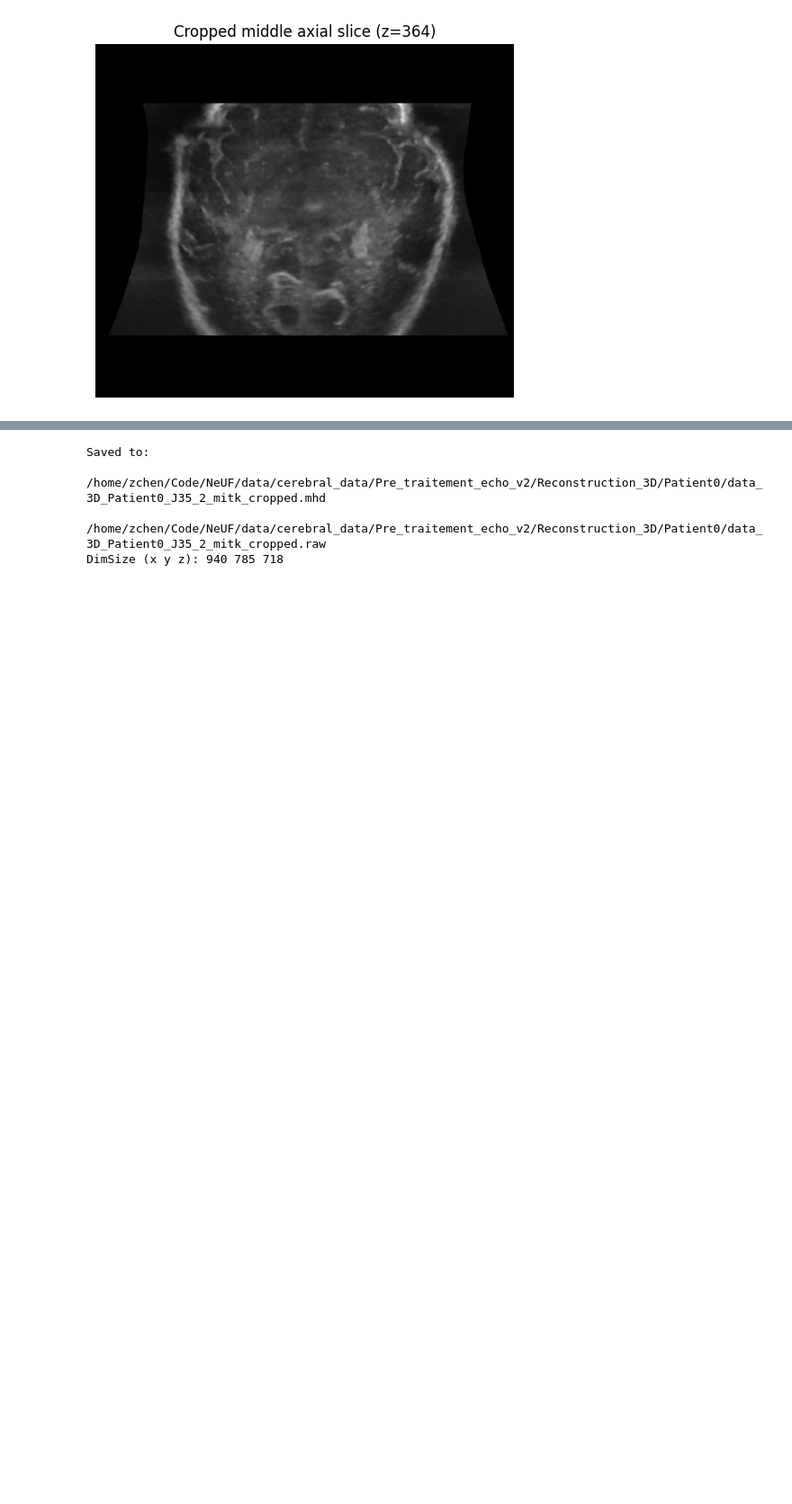
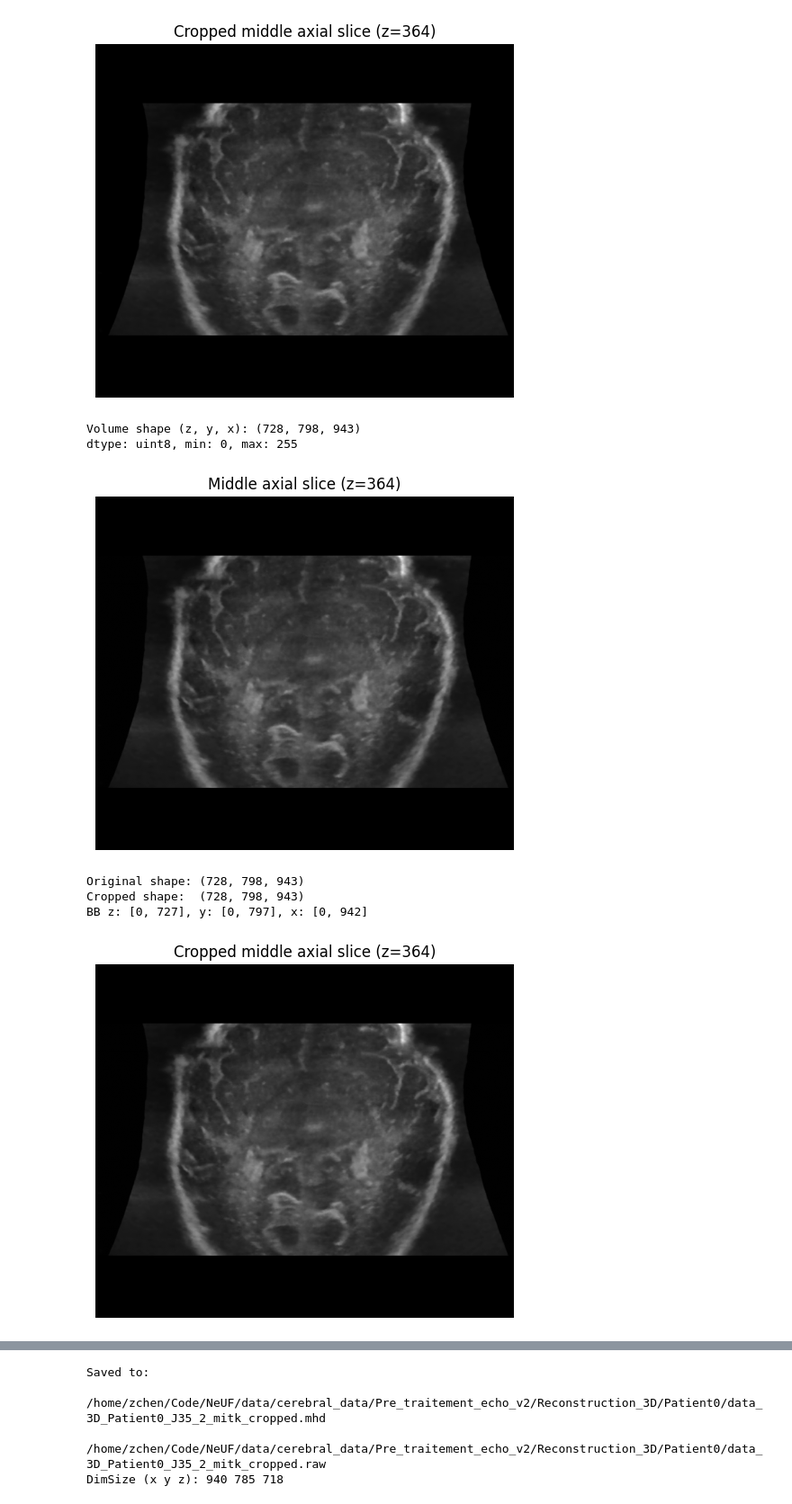
Before and after one commit to ZyyyChen/NeUF, a Jupyter notebook: Eval.ipynb, the cells around one changed output, grey strips where cells are left out. Shown at 90% size. Saved outputs shown, nothing was run; the diff lists cells and outputs as text; code cells hidden in the pictures; blank space fills up the shorter version.

```diff
--- a/Eval.ipynb
+++ b/Eval.ipynb
@@ -511,3 +511,14 @@ Original shape: (728, 798, 943)
 Cropped shape:  (728, 798, 943)
 BB z: [0, 727], y: [0, 797], x: [0, 942]
 [figure]
+# %%
+raw_path_nerf = Path("/home/zchen/Code/NeUF/exports/full_grid/31-03-2026/ckpt_2/volume.raw")
+volume_cropped_nerf_nor = crop_volume(load_raw_file(raw_path=raw_path_nerf))
+# %% [output]
+Volume shape (z, y, x): (728, 798, 943)
+dtype: uint8, min: 0, max: 255
+[figure, added]
+Original shape: (728, 798, 943)
+Cropped shape:  (728, 798, 943)
+BB z: [0, 727], y: [0, 797], x: [0, 942]
+[figure, added]
```
Also changed, not shown: parts of 3 cells of this notebook, 33 other files.
